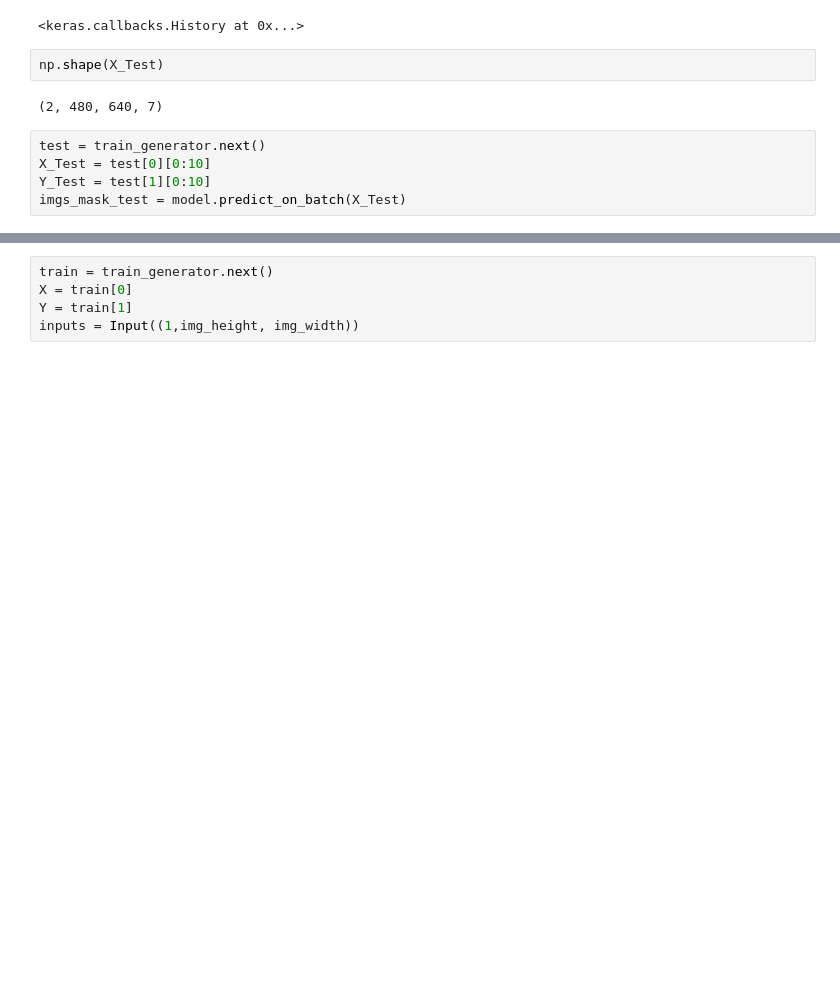
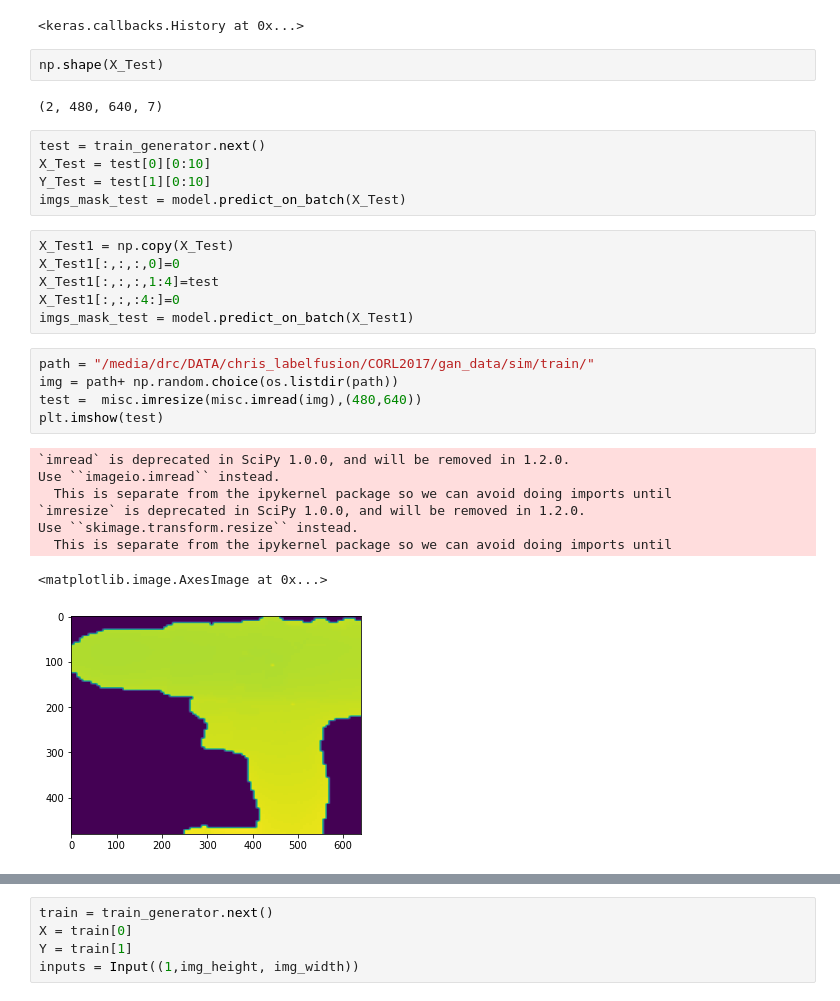
Before and after one commit to RobotLocomotion/spartan, a Jupyter notebook: src/DepthSim/python/pixel-wise-cnnNew.ipynb, the cells around one changed output, grey strips where cells are left out. Saved outputs shown, nothing was run; the diff lists cells and outputs as text; blank space fills up the shorter version.

```diff
--- a/src/DepthSim/python/pixel-wise-cnnNew.ipynb
+++ b/src/DepthSim/python/pixel-wise-cnnNew.ipynb
@@ -204,3 +204,23 @@ test = train_generator.next()
 X_Test = test[0][0:10]
 Y_Test = test[1][0:10]
 imgs_mask_test = model.predict_on_batch(X_Test)
+# %%
+X_Test1 = np.copy(X_Test)
+X_Test1[:,:,:,0]=0
+X_Test1[:,:,:,1:4]=test
+X_Test1[:,:,:4:]=0
+imgs_mask_test = model.predict_on_batch(X_Test1)
+# %%
+path = "/media/drc/DATA/chris_labelfusion/CORL2017/gan_data/sim/train/"
+img = path+ np.random.choice(os.listdir(path))
+test =  misc.imresize(misc.imread(img),(480,640))
+plt.imshow(test)
+# %% [output]
+`imread` is deprecated in SciPy 1.0.0, and will be removed in 1.2.0.
+Use ``imageio.imread`` instead.
+  This is separate from the ipykernel package so we can avoid doing imports until
+`imresize` is deprecated in SciPy 1.0.0, and will be removed in 1.2.0.
+Use ``skimage.transform.resize`` instead.
+  This is separate from the ipykernel package so we can avoid doing imports until
+<matplotlib.image.AxesImage at 0x...>
+[figure, added]
```
Also changed, not shown: parts of 9 cells of this notebook, 1 other file.
